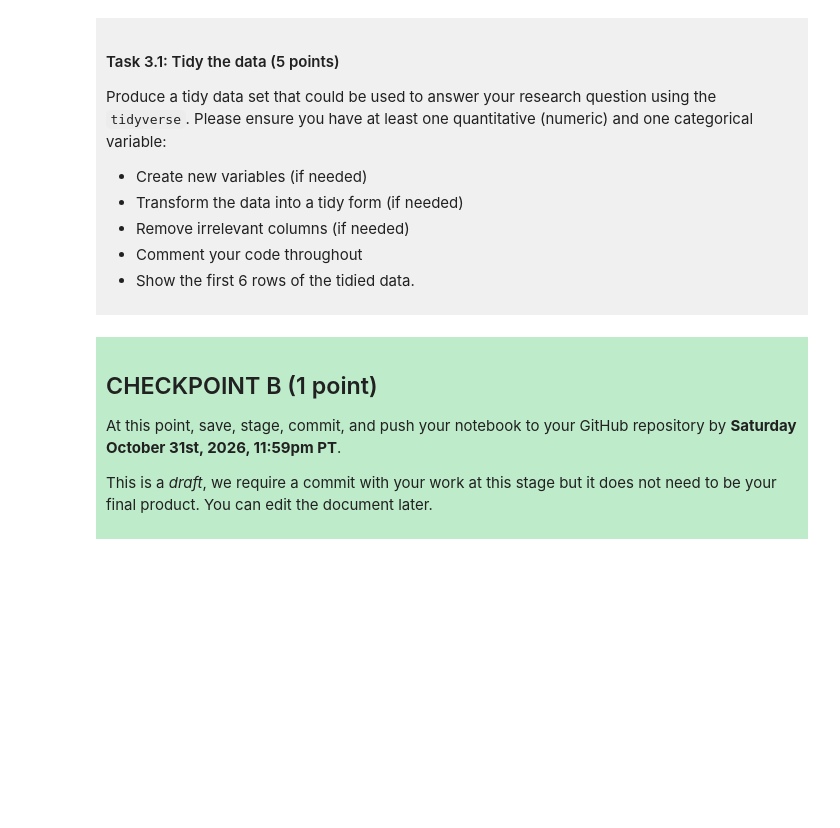
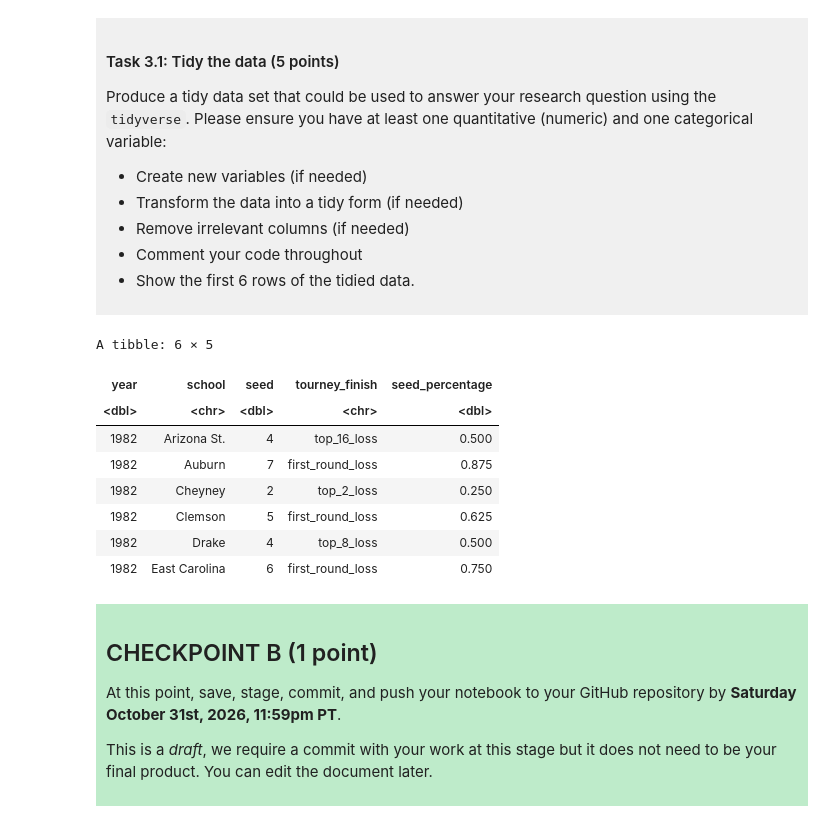
Before and after one commit to tarynluu/dsci-100-project-taryn-lu, a Jupyter notebook: dsci-100-project-notebook.ipynb, the cells around one changed output. Cells and saved outputs as stored; diff of their text form; code cells hidden in the pictures; blank space fills up the shorter version.

```diff
--- a/dsci-100-project-notebook.ipynb
+++ b/dsci-100-project-notebook.ipynb
@@ -132,7 +132,8 @@ library(tidyverse)
 library(repr)
 
 url <- "https://raw.githubusercontent.com/diverse-data-hub/diversedata/refs/heads/main/data-clean/womensmarchmadness.csv"
-data_first_six <- read_csv(url) |>
-                    slice(1:6)
+data <- read_csv(url)
+data_first_six <- slice(data, 1:6)
+
 data_first_six
 # %% [output]
@@ -212,7 +223,27 @@ Produce a tidy data set that could be used to answer your research question usin
 
 </div>
 # %%
-### EDIT THIS CODE CELL ###
+data_tidy <- data |>
+# remove irrelevant columns
+    select(year, school, seed, tourney_finish) |>
+# find seed as a proportion of that year's lowest seed to account for different max seeds each year. A lower percentage is better
+    group_by(year)|>
+    mutate(seed_percentage = seed / max(seed)) |>
+    ungroup() |>
+# show first 6 rows
+    slice(1:6)
+
+data_tidy
+# %% [output]
+A tibble: 6 × 5
+| year | school | seed | tourney_finish | seed_percentage |
+| <dbl> | <chr> | <dbl> | <chr> | <dbl> |
+| 1982 | Arizona St. | 4 | top_16_loss | 0.500 |
+| 1982 | Auburn | 7 | first_round_loss | 0.875 |
+| 1982 | Cheyney | 2 | top_2_loss | 0.250 |
+| 1982 | Clemson | 5 | first_round_loss | 0.625 |
+| 1982 | Drake | 4 | top_8_loss | 0.500 |
+| 1982 | East Carolina | 6 | first_round_loss | 0.750 |
 # %% [markdown]
 <div style="background-color: #beebca; padding: 10px;">
 
```
Also changed, not shown: parts of 2 cells of this notebook.
